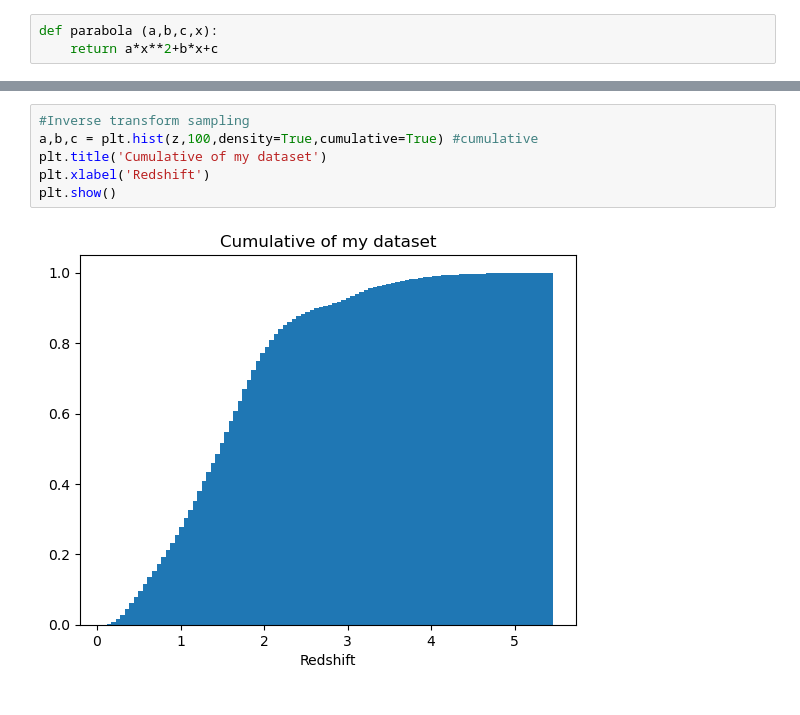
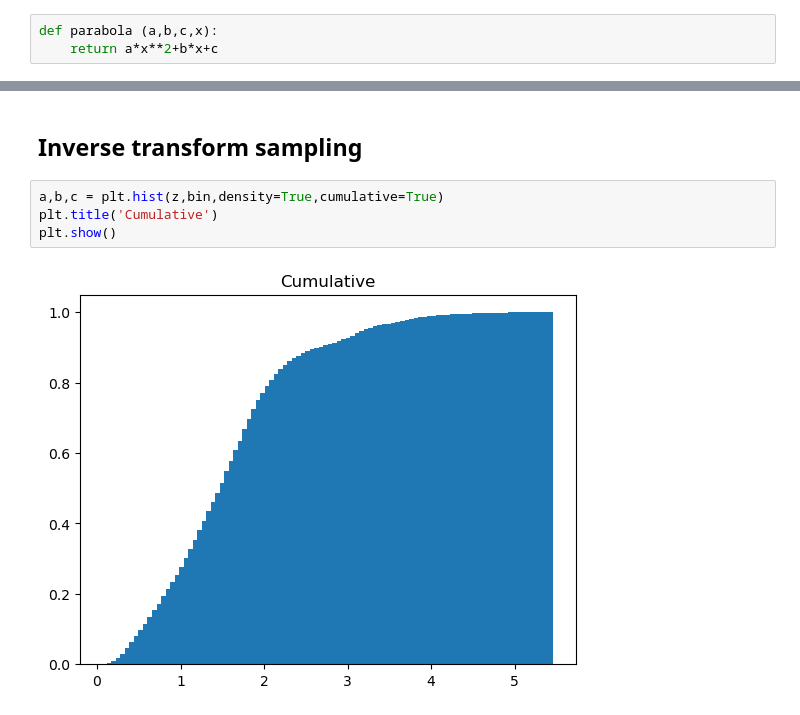
Before and after one commit to Giulia-Foroni/astrostatistics, a Jupyter notebook: lez4/quasar.ipynb, the cells around one changed output, grey strips where cells are left out. Drawn from its saved outputs; the diff is of its cells as text.

```diff
--- a/lez4/quasar.ipynb
+++ b/lez4/quasar.ipynb
@@ -100,9 +96,9 @@ plt.show()
-# %%
-#Inverse transform sampling
-a,b,c = plt.hist(z,100,density=True,cumulative=True) #cumulative
-plt.title('Cumulative of my dataset')
-plt.xlabel('Redshift')
-plt.show()
-# %% [output]
-[figure, removed]
+# %% [markdown]
+## Inverse transform sampling
+# %%
+a,b,c = plt.hist(z,bin,density=True,cumulative=True)
+plt.title('Cumulative')
+plt.show()
+# %% [output]
+[figure, added]
 # %%
```
Also changed, not shown: parts of 5 cells of this notebook, 6 other files.
